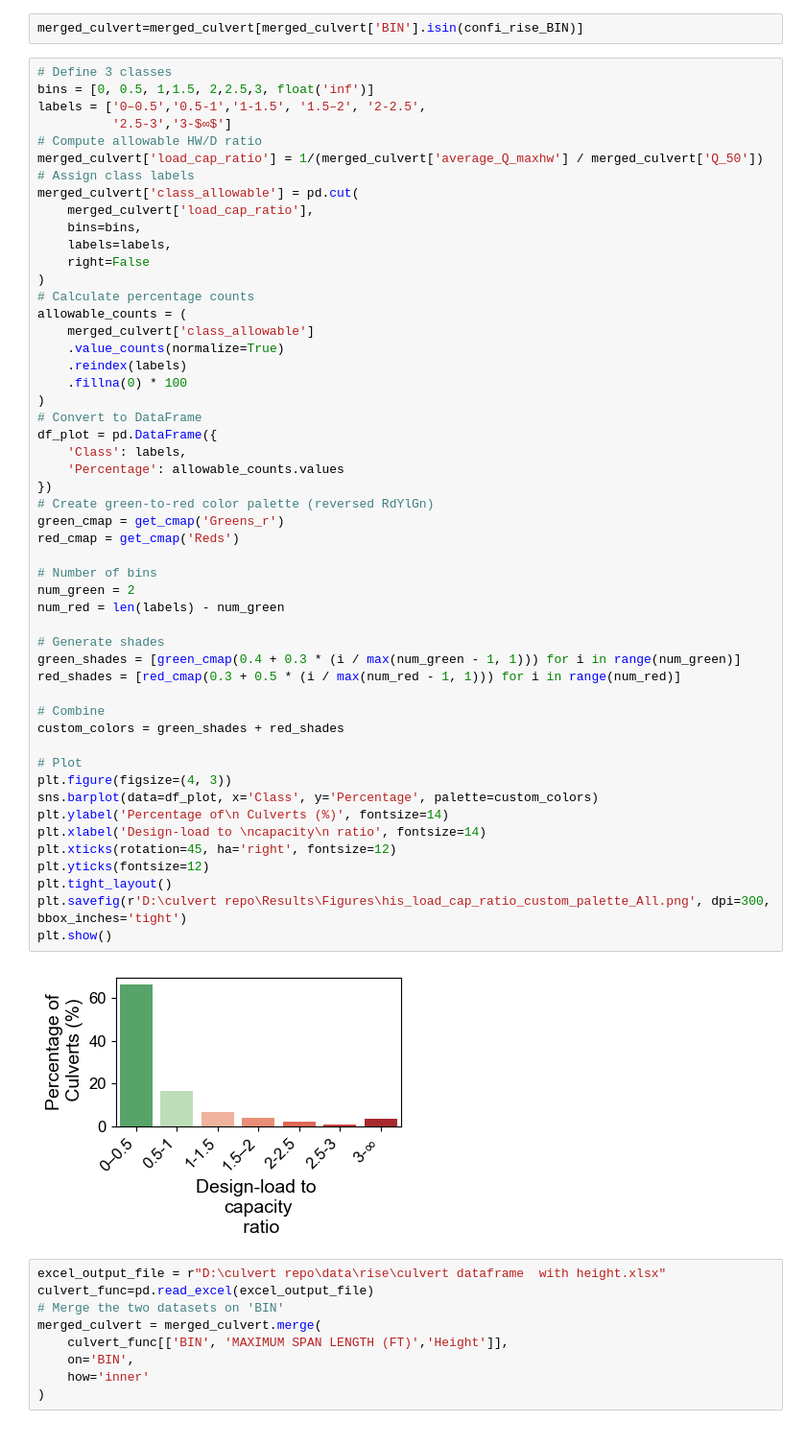
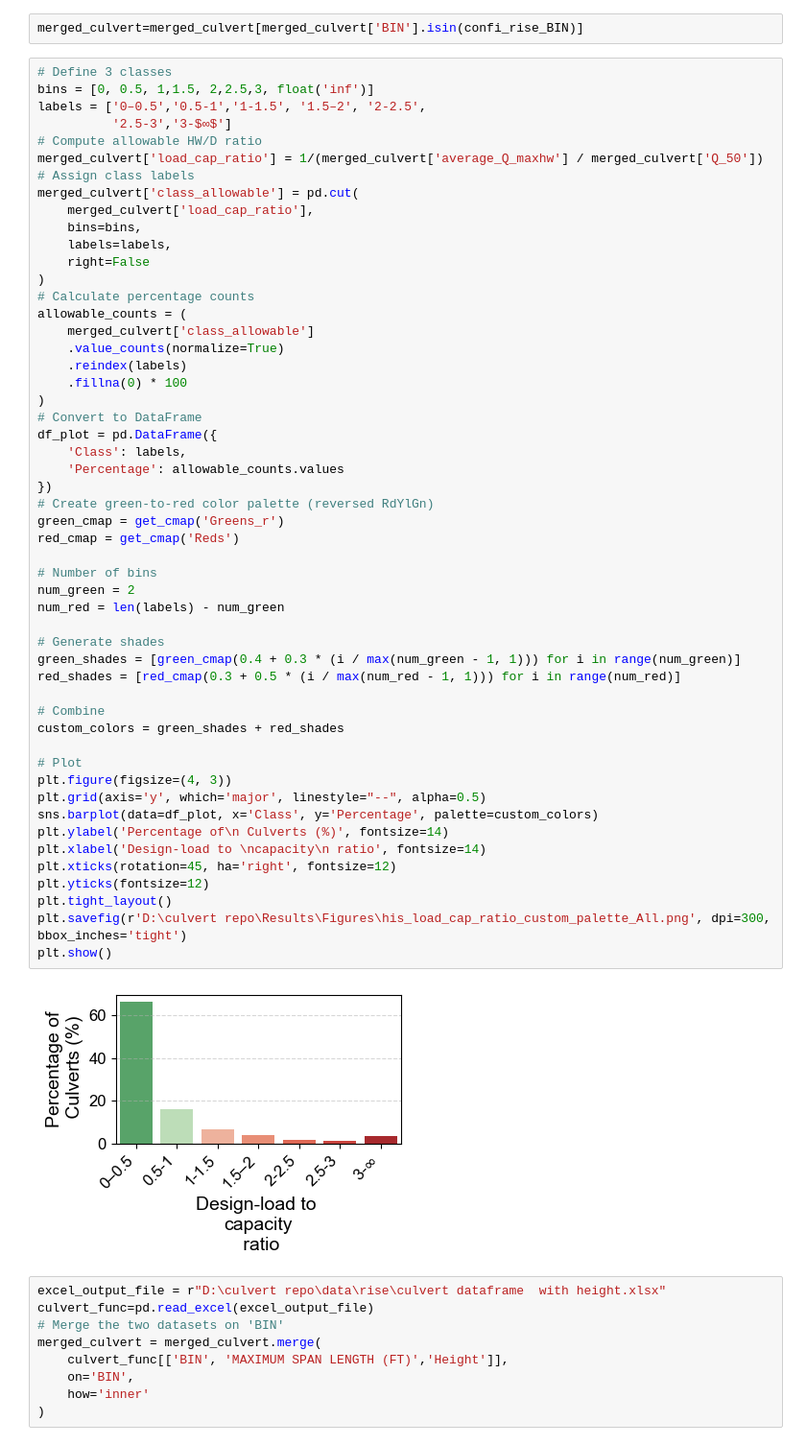
Before and after one commit to omidemam/flood_risk_dynamics, a Jupyter notebook: 5. Results/All/Results_visualization_V1.1_ALL.ipynb, the cells around one changed output. Shown at 96% size. Saved outputs shown, nothing was run; the diff lists cells and outputs as text.

```diff
--- a/5. Results/All/Results_visualization_V1.1_ALL.ipynb
+++ b/5. Results/All/Results_visualization_V1.1_ALL.ipynb
@@ -871,34 +871,35 @@ allowable_counts = (
 df_plot = pd.DataFrame({
     'Class': labels,
     'Percentage': allowable_counts.values
 })
 # Create green-to-red color palette (reversed RdYlGn)
 green_cmap = get_cmap('Greens_r')
 red_cmap = get_cmap('Reds')
 
 # Number of bins
 num_green = 2
 num_red = len(labels) - num_green
 
 # Generate shades
 green_shades = [green_cmap(0.4 + 0.3 * (i / max(num_green - 1, 1))) for i in range(num_green)]
 red_shades = [red_cmap(0.3 + 0.5 * (i / max(num_red - 1, 1))) for i in range(num_red)]
 
 # Combine
 custom_colors = green_shades + red_shades
 
 # Plot
 plt.figure(figsize=(4, 3))
+plt.grid(axis='y', which='major', linestyle="--", alpha=0.5)
 sns.barplot(data=df_plot, x='Class', y='Percentage', palette=custom_colors)
 plt.ylabel('Percentage of\n Culverts (%)', fontsize=14)
 plt.xlabel('Design-load to \ncapacity\n ratio', fontsize=14)
 plt.xticks(rotation=45, ha='right', fontsize=12)
 plt.yticks(fontsize=12)
 plt.tight_layout()
 plt.savefig(r'D:\culvert repo\Results\Figures\his_load_cap_ratio_custom_palette_All.png', dpi=300, bbox_inches='tight')
 plt.show()
 # %% [output]
-[figure, old version]
+[figure, new version]
 # %%
 excel_output_file = r"D:\culvert repo\data\rise\culvert dataframe  with height.xlsx"
 culvert_func=pd.read_excel(excel_output_file)
```
Also changed, not shown: parts of 4 cells of this notebook.
